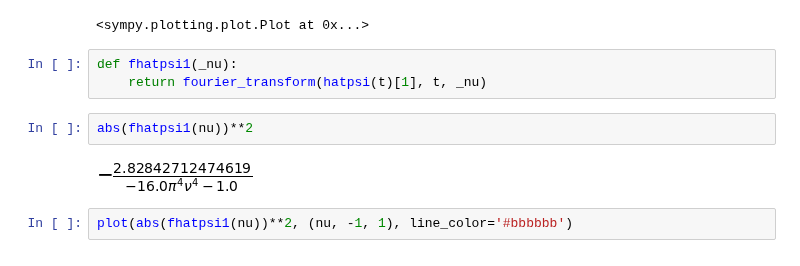
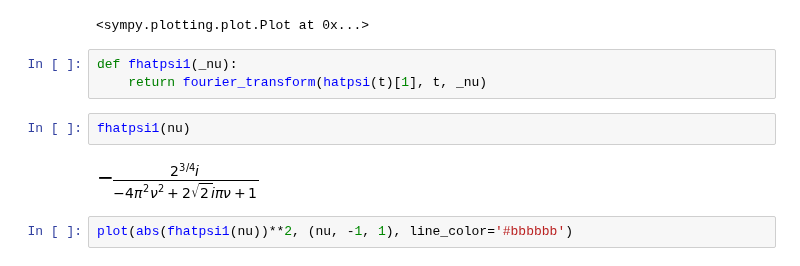
Before and after one commit to gderosa/timeq, a Jupyter notebook: comp/jupyter/detect.ipynb, the cells around one changed output. Saved outputs shown, nothing was run; the diff lists cells and outputs as text.

Commit message:
fhatpsi

```diff
--- a/comp/jupyter/detect.ipynb
+++ b/comp/jupyter/detect.ipynb
@@ -268,10 +265,10 @@ plot( abs(hatpsi(t)[1]**2), (t, -2, 2*pi), line_color='b')
 # %%
 def fhatpsi1(_nu):
     return fourier_transform(hatpsi(t)[1], t, _nu)
-# %%
-abs(fhatpsi1(nu))**2
-# %% [output]
-[figure, removed]
+# %%
+fhatpsi1(nu)
+# %% [output]
+[figure, added]
 # %%
 plot(abs(fhatpsi1(nu))**2, (nu, -1, 1), line_color='#bbbbbb')
 # %% [output]
```
Also changed, not shown: parts of 1 cell of this notebook, 3 other files.
